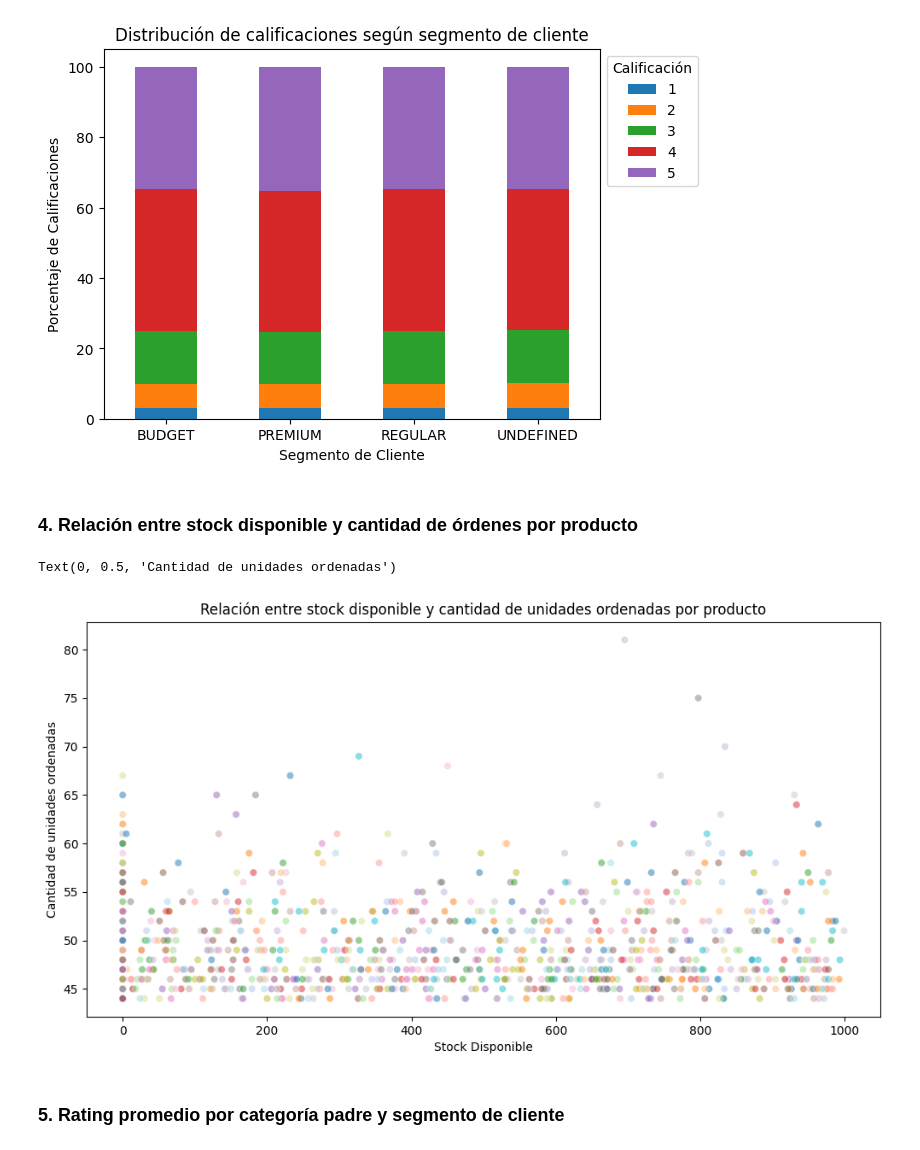
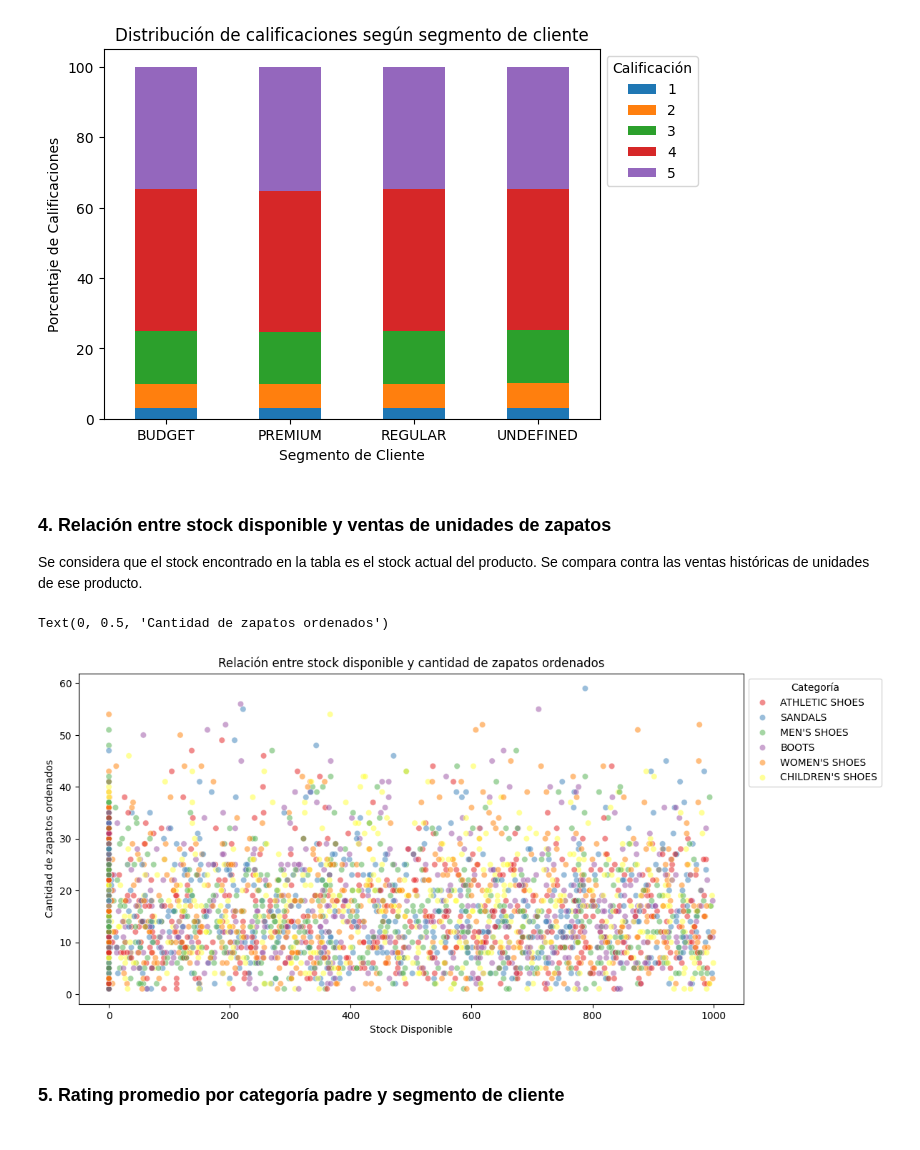
Before and after one commit to patricioibar/datos-tp1, a Jupyter notebook: consultas_propias.ipynb, the cells around one changed output. Drawn from its saved outputs; the diff is of its cells as text; code cells hidden in the pictures.

```diff
--- a/consultas_propias.ipynb
+++ b/consultas_propias.ipynb
@@ -253,15 +254,22 @@ plt.legend(title='Calificación', bbox_to_anchor=(1, 1), loc='upper left')
 <Figure size 1200x600 with 0 Axes>
 [figure]
 # %% [markdown]
-### 4. Relación entre stock disponible y cantidad de órdenes por producto
+### 4. Relación entre stock disponible y ventas de unidades de zapatos
+Se considera que el stock encontrado en la tabla es el stock actual del producto. Se compara contra las ventas históricas de unidades de ese producto.
+# %%
+shoes_categories = categories[categories['parent_category'] == 'SHOES'][['category_id', 'category_name']]
+shoes_products = products[products['category_id'].isin(shoes_categories['category_id'])]
 # %%
-order_items_count_by_product = items.groupby('product_id')['quantity'].sum().reset_index().nlargest(1000, 'quantity')
-data = order_items_count_by_product.merge(products[['product_id', 'stock_quantity']], on='product_id', how='left')
+shoes_order_items = items[items['product_id'].isin(shoes_products['product_id'])].groupby('product_id')['quantity'].sum().reset_index()
+data = shoes_order_items.merge(products[['product_id', 'stock_quantity', 'category_id']], on='product_id', how='left')
+data = data.merge(shoes_categories[['category_id', 'category_name']], on='category_id', how='left')
+data['category_name'] = data['category_name'].astype('str') # para evitar mostrar todas las categorías en la leyenda
 plt.figure(figsize=(12, 6))
-sns.scatterplot(data, x='stock_quantity', y='quantity', hue='product_id', alpha=0.5, legend=False, palette='tab20')
-plt.title("Relación entre stock disponible y cantidad de unidades ordenadas por producto")
+sns.scatterplot(data, x='stock_quantity', y='quantity', alpha=0.5, hue='category_name', palette='Set1')
+plt.legend(title='Categoría', bbox_to_anchor=(1, 1), loc='upper left')
+plt.title("Relación entre stock disponible y cantidad de zapatos ordenados")
 plt.xlabel("Stock Disponible")
-plt.ylabel("Cantidad de unidades ordenadas")
+plt.ylabel("Cantidad de zapatos ordenados")
 # %% [output]
-Text(0, 0.5, 'Cantidad de unidades ordenadas')
+Text(0, 0.5, 'Cantidad de zapatos ordenados')
-[figure, old version]
+[figure, new version]
```
Also changed, not shown: parts of 10 cells of this notebook.
